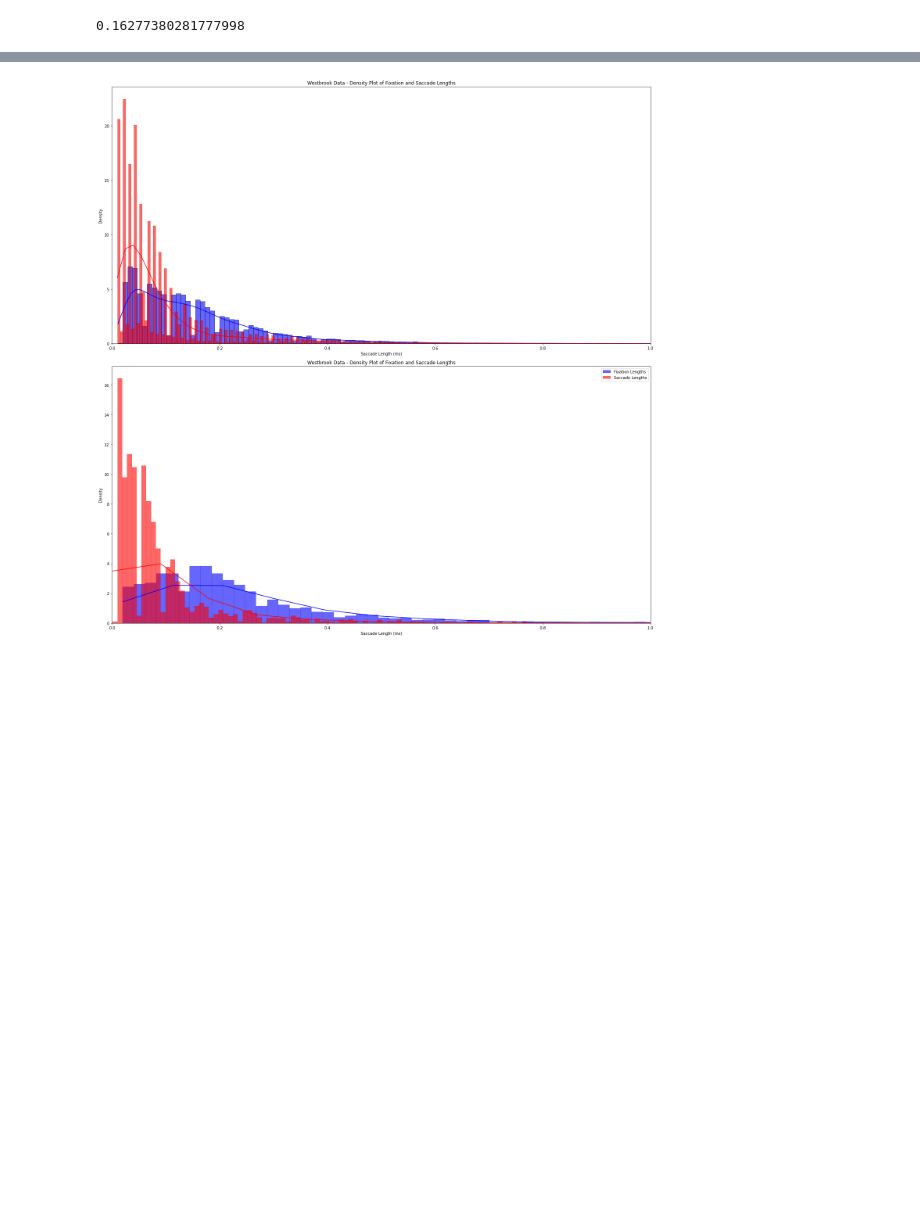
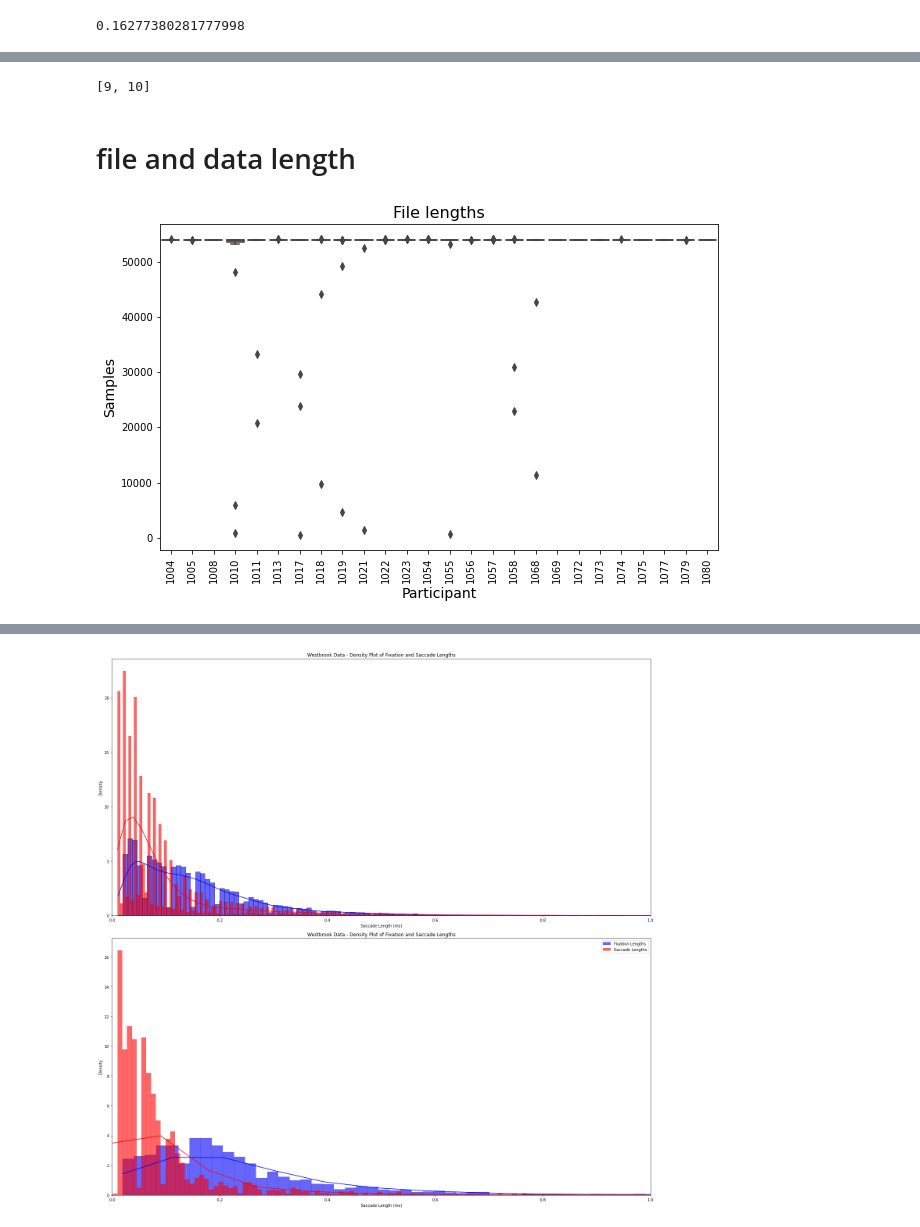
Before and after one commit to JasminLWalter/VR-EyeTracking-GraphTheory, a Jupyter notebook: GraphTheory_ET_VR_Westbrueck/Pre-processing2023/step3_gaze_processing.ipynb, the cells around one changed output, grey strips where cells are left out. Cells and saved outputs as stored; diff of their text form; code cells hidden in the pictures; blank space fills up the shorter version.

```diff
--- a/GraphTheory_ET_VR_Westbrueck/Pre-processing2023/step3_gaze_processing.ipynb
+++ b/GraphTheory_ET_VR_Westbrueck/Pre-processing2023/step3_gaze_processing.ipynb
@@ -3361,0 +4885,33 @@ process file  1004_Session_5_ET_3_data_processed_gazes.csv
+# %%
+testi = []
+
+testi.append(9)
+testi.append(10)
+
+print(testi)
+# %% [output]
+[9, 10]
+# %% [markdown]
+# file and data length
+# %%
+# dataLength_overview.sum()
+
+dataLength_long_format = dataLength_overview.melt(var_name='Participant', value_name='Samples')
+
+
+plt.figure(figsize=(10, 6))
+
+# Plot boxplots for each participant
+ax = sns.boxplot(x='Participant', y='Samples', data=dataLength_long_format)
+#
+# Add labels and title
+plt.xlabel('Participant', fontsize=14)
+plt.ylabel('Samples', fontsize=14)
+plt.title('File lengths', fontsize=16)
+
+# # Rotate x-axis labels vertically
+plt.xticks(rotation=90)
+
+plt.show()
+# %% [output]
+[figure, added]
```
Also changed, not shown: parts of 86 cells of this notebook.
